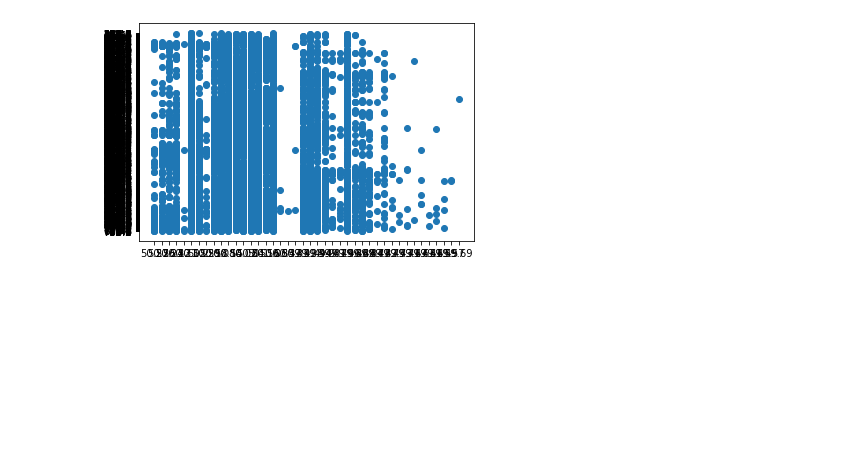
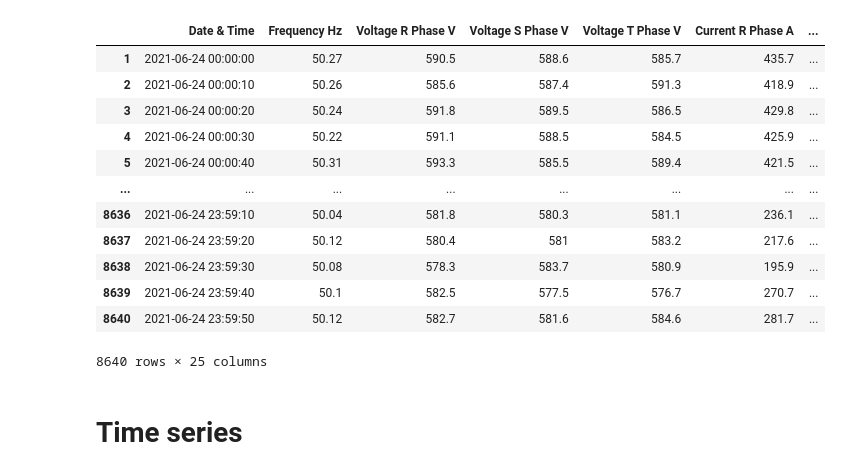
Before and after one commit to entc-17-fyp-20/CM_Data_Visualizing, a Jupyter notebook: fyp_data_visualization.ipynb, the cells around one changed output. Saved outputs shown, nothing was run; the diff lists cells and outputs as text; code cells hidden in the pictures; blank space fills up the shorter version.

```diff
--- a/fyp_data_visualization.ipynb
+++ b/fyp_data_visualization.ipynb
@@ -9,5 +33,5 @@ from numpy.random import seed
 # %%
-url1 = 'https://raw.githubusercontent.com/entc-17-fyp-20/Datasets/main/S6%2010%20seconed%20data.csv?token=ANECSW2KWN2WZ7XEMZ4XM4TBCLBHY' #S6 10 seconed data.csv
+url1 = 'https://raw.githubusercontent.com/entc-17-fyp-20/Datasets/main/S6%2010%20seconed%20data.csv' #S6 10 seconed data.csv
 url2 = 'https://raw.githubusercontent.com/entc-17-fyp-20/Datasets/main/V08%20June%2010%20sec%20data.csv?token=ANECSWYTSJHLNER56T5JDR3BCLBDK' #V08 June 10 sec data.csv
 url3 = 'https://raw.githubusercontent.com/entc-17-fyp-20/Datasets/main/V13%20June%2010%20sec%20data.csv?token=ANECSW37NCJ7TMWXNPKFHM3BCLBK2' #V13 June 10 sec data.csv
 df1 = pd.read_csv(url1)
@@ -31,7 +38,27 @@ df1
-# %%
-x = df1['Frequency Hz']
-y = df1['Active Power kW']
-plt.scatter(x,y)
-plt.show()
-# %% [output]
-[figure, removed]
+# %%
+df1 = df1.drop([0])
+df1['Date & Time'] = pd.to_datetime(df1['Date & Time'], format="%d/%m/%Y %H:%M:%S")
+df1["Active Power kW"] = pd.to_numeric(df1["Active Power kW"], downcast="float")
+df1["Wind Speed m/s"] = pd.to_numeric(df1["Wind Speed m/s"], downcast="float")
+
+def hr_func(ts):
+    return ts.hour
+
+df1["Hour"] = pd.to_numeric(df1['Date & Time'].apply(hr_func), downcast="float")
+df1
+# %% [output]
+|  | Date & Time | Frequency Hz | Voltage R Phase V | Voltage S Phase V | Voltage T Phase V | Current R Phase A | ... |
+| 1 | 2021-06-24 00:00:00 | 50.27 | 590.5 | 588.6 | 585.7 | 435.7 | ... |
+| 2 | 2021-06-24 00:00:10 | 50.26 | 585.6 | 587.4 | 591.3 | 418.9 | ... |
+| 3 | 2021-06-24 00:00:20 | 50.24 | 591.8 | 589.5 | 586.5 | 429.8 | ... |
+| 4 | 2021-06-24 00:00:30 | 50.22 | 591.1 | 588.5 | 584.5 | 425.9 | ... |
+| 5 | 2021-06-24 00:00:40 | 50.31 | 593.3 | 585.5 | 589.4 | 421.5 | ... |
+| ... | ... | ... | ... | ... | ... | ... | ... |
+| 8636 | 2021-06-24 23:59:10 | 50.04 | 581.8 | 580.3 | 581.1 | 236.1 | ... |
+| 8637 | 2021-06-24 23:59:20 | 50.12 | 580.4 | 581 | 583.2 | 217.6 | ... |
+| 8638 | 2021-06-24 23:59:30 | 50.08 | 578.3 | 583.7 | 580.9 | 195.9 | ... |
+| 8639 | 2021-06-24 23:59:40 | 50.1 | 582.5 | 577.5 | 576.7 | 270.7 | ... |
+| 8640 | 2021-06-24 23:59:50 | 50.12 | 582.7 | 581.6 | 584.6 | 281.7 | ... |
+8640 rows × 25 columns
+# %% [markdown]
+# Time series
```
Also changed, not shown: parts of 15 cells of this notebook.
